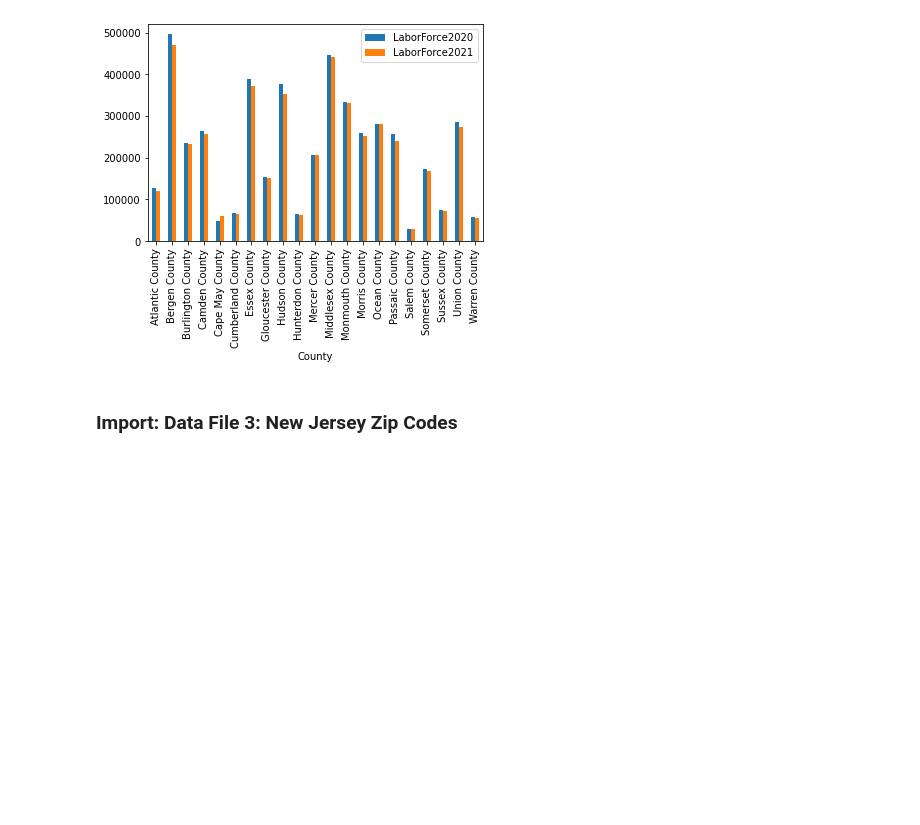
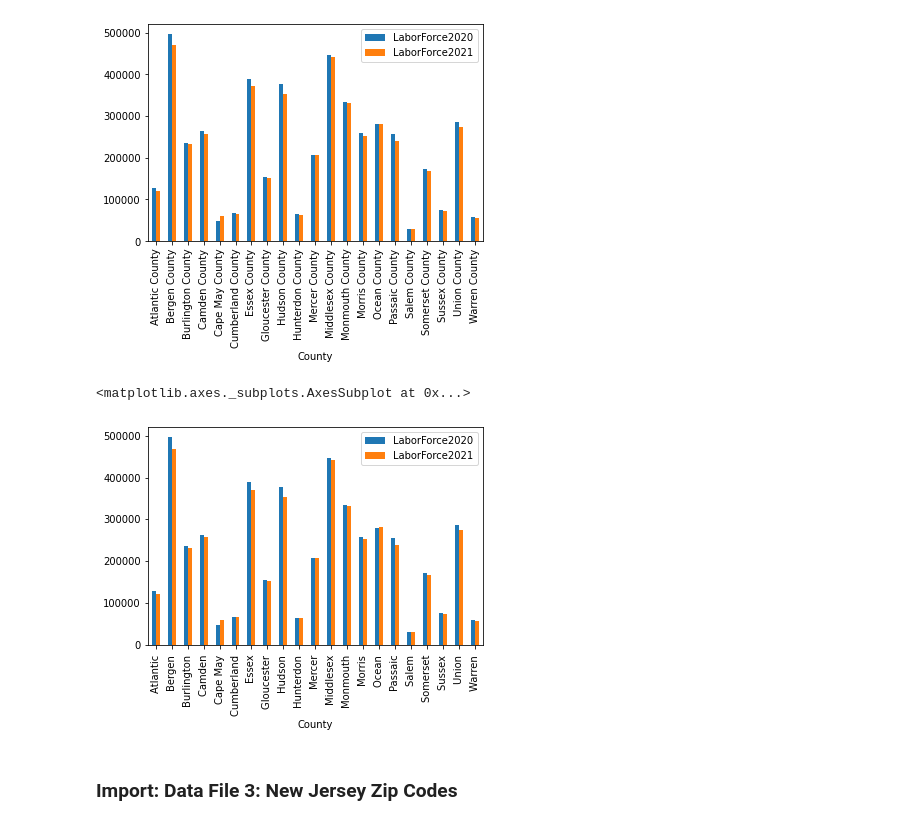
Before and after one commit to theaok/vis-sp23-ewattudo, a Jupyter notebook: ps2_pynb.ipynb, the cells around one changed output. Saved outputs shown, nothing was run; the diff lists cells and outputs as text; code cells hidden in the pictures; blank space fills up the shorter version.

```diff
--- a/ps2_pynb.ipynb
+++ b/ps2_pynb.ipynb
@@ -429,6 +431,13 @@ njunemp.plot(x="County", y=["LaborForce2020", "LaborForce2021"], kind="bar")
 # %% [output]
 <matplotlib.axes._subplots.AxesSubplot at 0x...>
 [figure]
+# %%
+njunemp['County'] = njunemp['County'].str.replace('County','')
+# %%
+njunemp.plot(x="County", y=["LaborForce2020", "LaborForce2021"], kind="bar")
+# %% [output]
+<matplotlib.axes._subplots.AxesSubplot at 0x...>
+[figure, added]
 # %% [markdown]
 ### Import: Data File 3: New Jersey Zip Codes
 # %%
```
Also changed, not shown: parts of 9 cells of this notebook.
